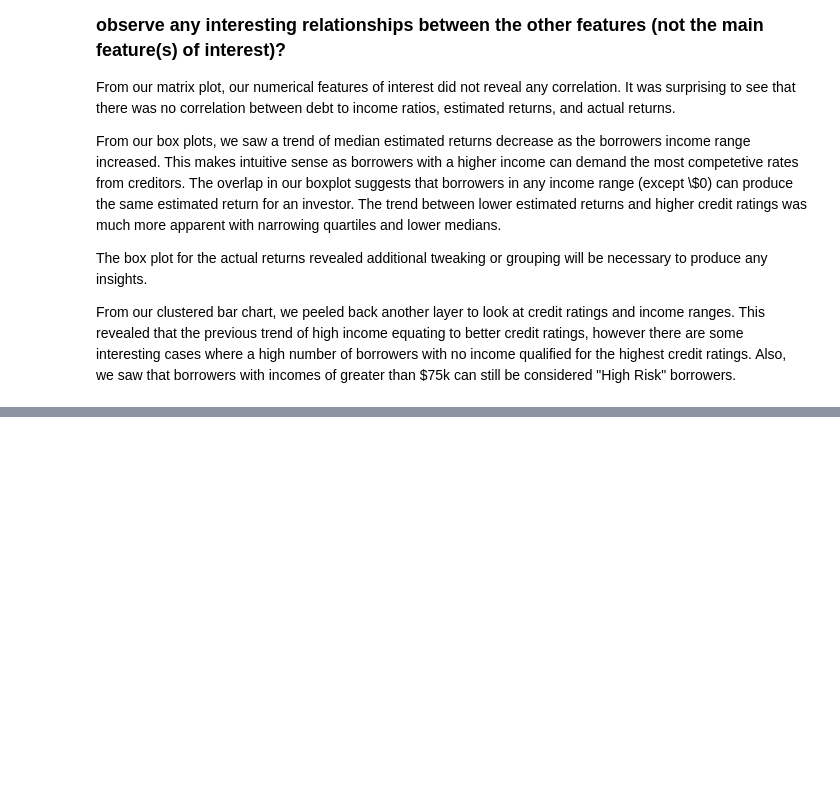
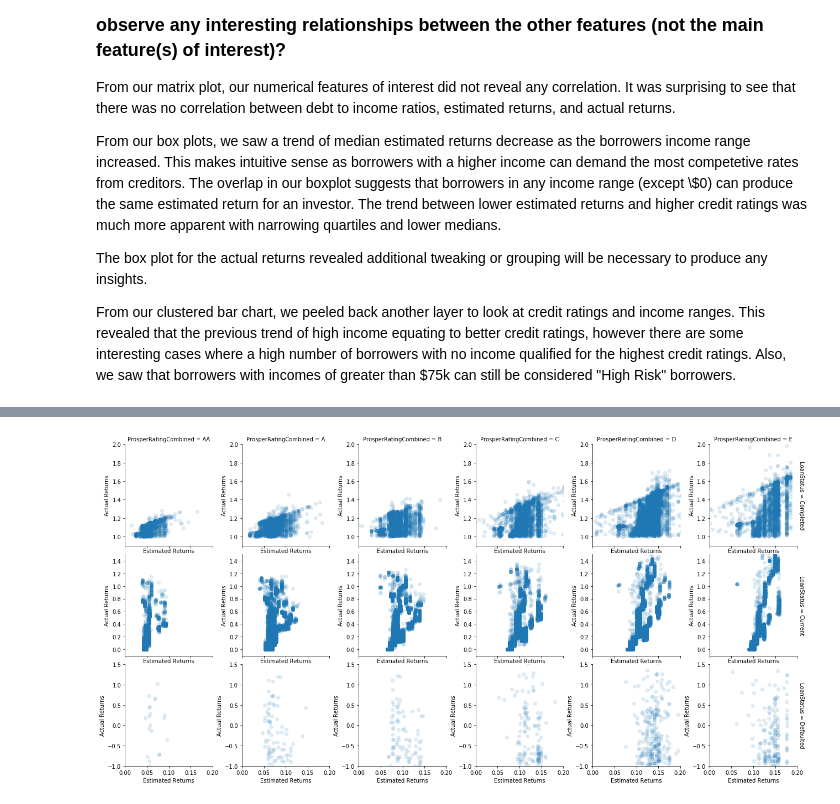
Before and after one commit to 0xjimm/prosper-loan-data-findings, a Jupyter notebook: prosper-loan-data-exploration.ipynb, the cells around one changed output, grey strips where cells are left out. Cells and saved outputs as stored; diff of their text form; code cells hidden in the pictures; blank space fills up the shorter version.

```diff
--- a/prosper-loan-data-exploration.ipynb
+++ b/prosper-loan-data-exploration.ipynb
@@ -539,0 +545,18 @@ the quote-formatted guide notes like this one before you finish your report!
+# %%
+# create scatter plot across credit ratings and loan status
+g = sns.FacetGrid(data = df, col = 'ProsperRatingCombined', row_order = ['Completed', 'Current', 'Defaulted'],
+                  row = 'LoanStatus', margin_titles = True, xlim = (0,.2), sharey = False)
+g.map(plt.scatter, 'EstimatedReturn', 'ActualReturns', alpha = 1/8)
+
+# set different y axes for different loan statuses
+for i, ax in enumerate(g.axes.flat):
+    if i < 6:
+        ax.set_ylim(.9, 2)
+    elif i < 12:
+        ax.set_ylim(-.1, 1.5)
+    else:
+        ax.set_ylim(-1, 1.5)
+
+g.set(xlabel = 'Estimated Returns', ylabel = 'Actual Returns');
+# %% [output]
+[figure, added]
```
Also changed, not shown: parts of 8 cells of this notebook.
